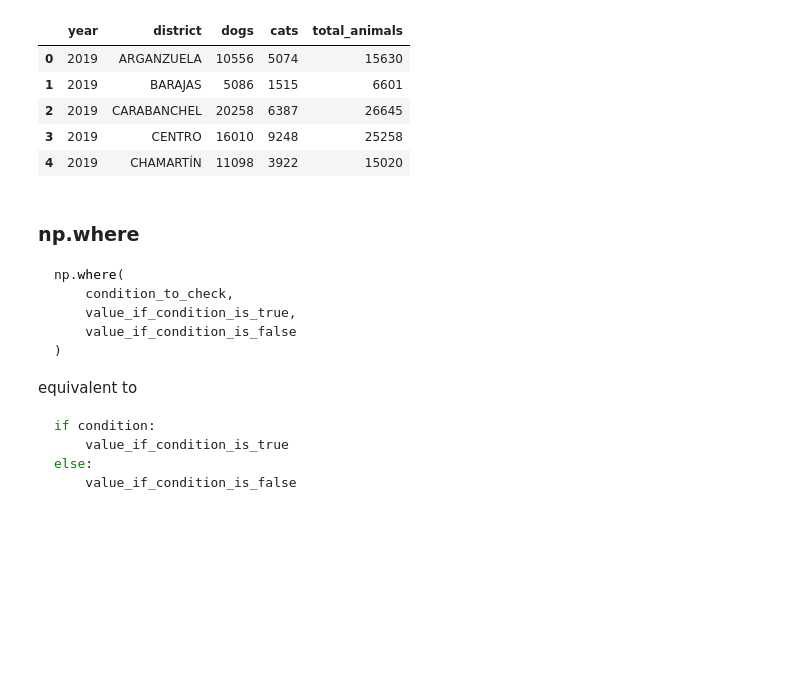
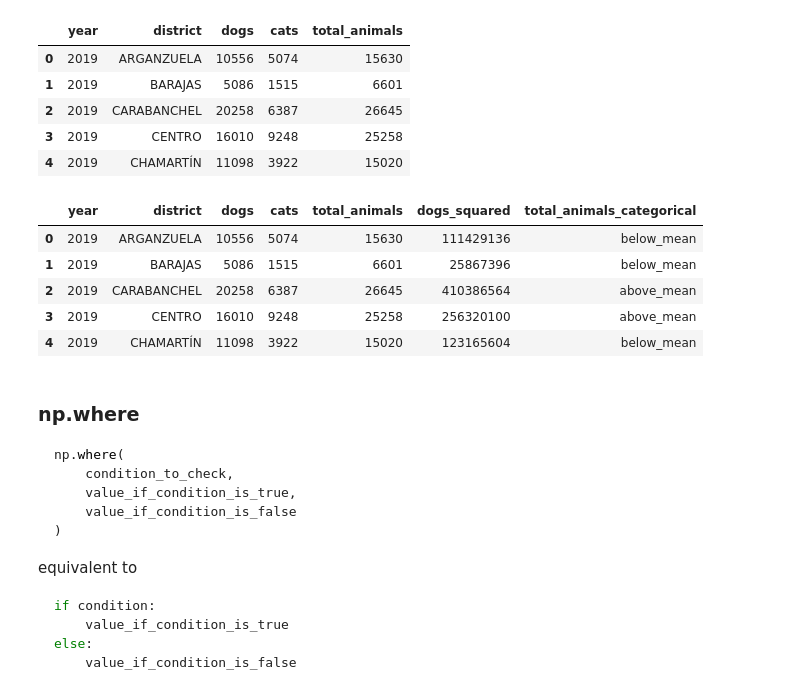
Before and after one commit to BOYSABIO/IE-University, a Jupyter notebook: IE_MASTERS/7_PYTHON_FOR_DATA_ANALYSIS/s15_pandas_reading_and_operations.ipynb, the cells around one changed output. Drawn from its saved outputs; the diff is of its cells as text; code cells hidden in the pictures; blank space fills up the shorter version.

```diff
--- a/IE_MASTERS/7_PYTHON_FOR_DATA_ANALYSIS/s15_pandas_reading_and_operations.ipynb
+++ b/IE_MASTERS/7_PYTHON_FOR_DATA_ANALYSIS/s15_pandas_reading_and_operations.ipynb
@@ -452,6 +461,15 @@ animals.head()
 | 4 | 2019 | CHAMARTÍN | 11098 | 3922 | 15020 |
 # %%
 animals["dogs_squared"] = animals["dogs"] ** 2
+
+animals.head()
+# %% [output]
+|  | year | district | dogs | cats | total_animals | dogs_squared | total_animals_categorical |
+| 0 | 2019 | ARGANZUELA | 10556 | 5074 | 15630 | 111429136 | below_mean |
+| 1 | 2019 | BARAJAS | 5086 | 1515 | 6601 | 25867396 | below_mean |
+| 2 | 2019 | CARABANCHEL | 20258 | 6387 | 26645 | 410386564 | above_mean |
+| 3 | 2019 | CENTRO | 16010 | 9248 | 25258 | 256320100 | above_mean |
+| 4 | 2019 | CHAMARTÍN | 11098 | 3922 | 15020 | 123165604 | below_mean |
 # %% [markdown]
 ### np.where
 
```
Also changed, not shown: parts of 9 cells of this notebook, 2 other files.
